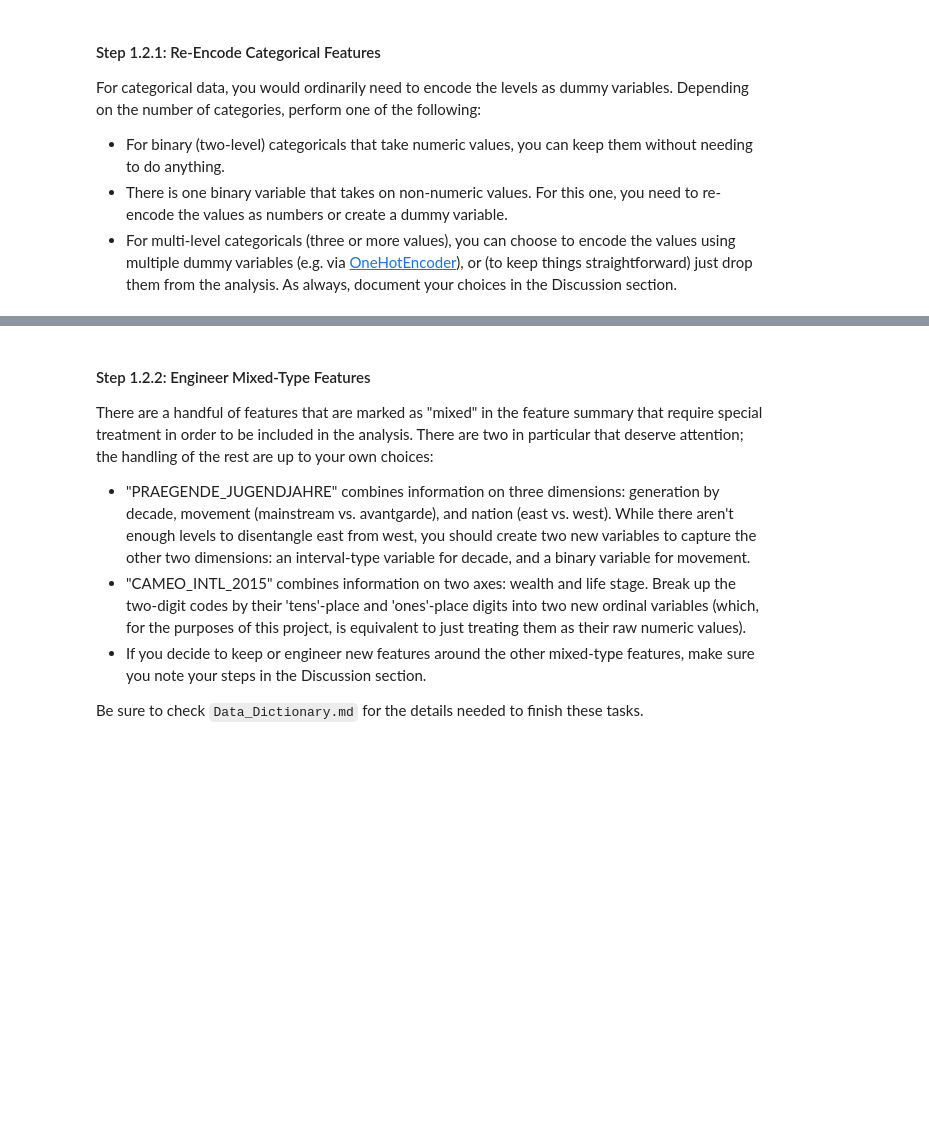
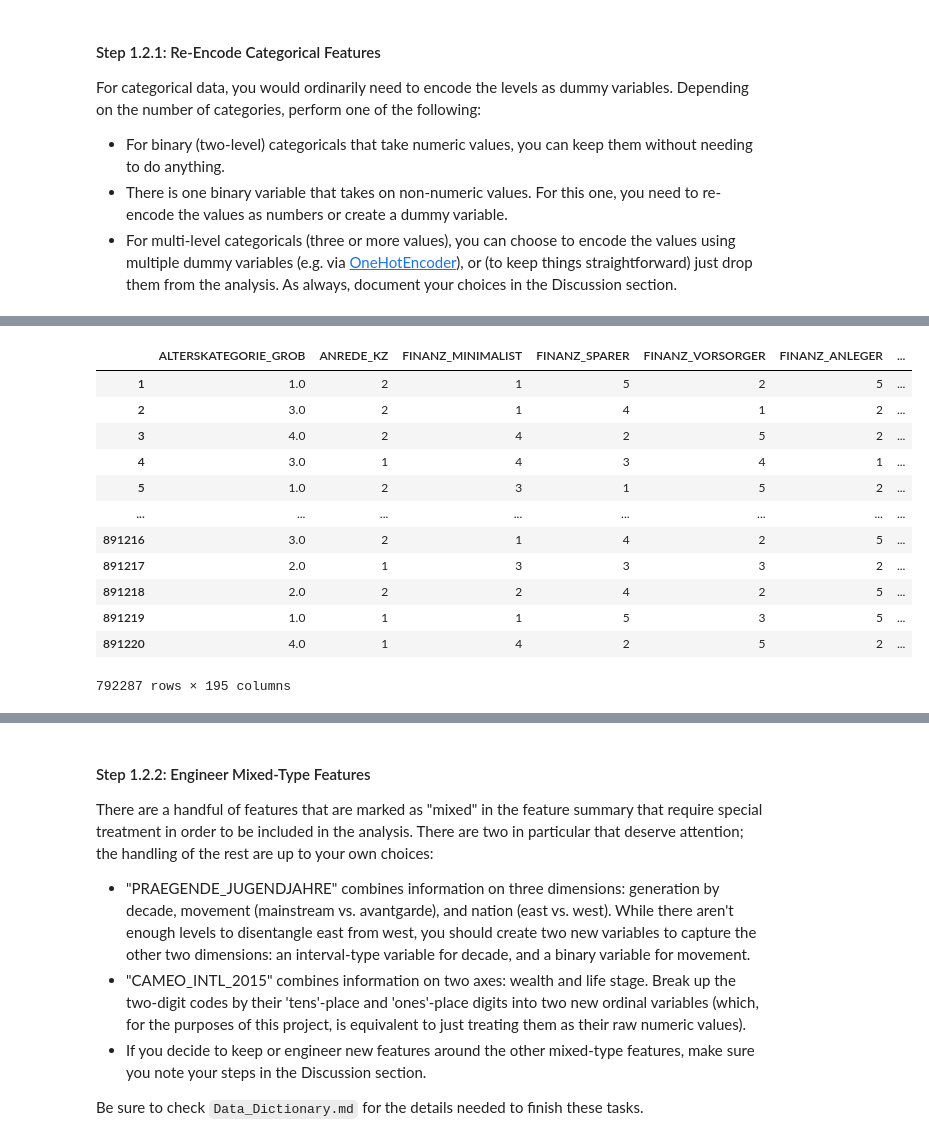
Before and after one commit to kumaeki/INTRO-TO-ML, a Jupyter notebook: my-jupytor/04-Unsupervised/6_Project_Identify_Customer_Segments/Identify_Customer_Segments.ipynb, the cells around one changed output, grey strips where cells are left out. Drawn from its saved outputs; the diff is of its cells as text; code cells hidden in the pictures; blank space fills up the shorter version.

```diff
--- a/my-jupytor/04-Unsupervised/6_Project_Identify_Customer_Segments/Identify_Customer_Segments.ipynb
+++ b/my-jupytor/04-Unsupervised/6_Project_Identify_Customer_Segments/Identify_Customer_Segments.ipynb
@@ -338,5 +386,24 @@ For categorical data, you would ordinarily need to encode the levels as dummy va
 # %%
 # Re-encode categorical variable(s) to be kept in the analysis.
+def is_ohe_columns(s):
+    return s not in set(['ANREDE_KZ','SOHO_KZ','VERS_TYP','GREEN_AVANTGARDE'])
+labels_to_ohe = list(filter(is_ohe_columns,labels_categorical))
+subset_categorical_hot_encoder = pd.get_dummies(subset_less_than_20,columns=labels_to_ohe)
+subset_categorical_hot_encoder
+# %% [output]
+|  | ALTERSKATEGORIE_GROB | ANREDE_KZ | FINANZ_MINIMALIST | FINANZ_SPARER | FINANZ_VORSORGER | FINANZ_ANLEGER | ... |
+| 1 | 1.0 | 2 | 1 | 5 | 2 | 5 | ... |
+| 2 | 3.0 | 2 | 1 | 4 | 1 | 2 | ... |
+| 3 | 4.0 | 2 | 4 | 2 | 5 | 2 | ... |
+| 4 | 3.0 | 1 | 4 | 3 | 4 | 1 | ... |
+| 5 | 1.0 | 2 | 3 | 1 | 5 | 2 | ... |
+| ... | ... | ... | ... | ... | ... | ... | ... |
+| 891216 | 3.0 | 2 | 1 | 4 | 2 | 5 | ... |
+| 891217 | 2.0 | 1 | 3 | 3 | 3 | 2 | ... |
+| 891218 | 2.0 | 2 | 2 | 4 | 2 | 5 | ... |
+| 891219 | 1.0 | 1 | 1 | 5 | 3 | 5 | ... |
+| 891220 | 4.0 | 1 | 4 | 2 | 5 | 2 | ... |
+792287 rows × 195 columns
 # %% [markdown]
 #### Discussion 1.2.1: Re-Encode Categorical Features
 
```
Also changed, not shown: parts of 37 cells of this notebook, 4 other files.
